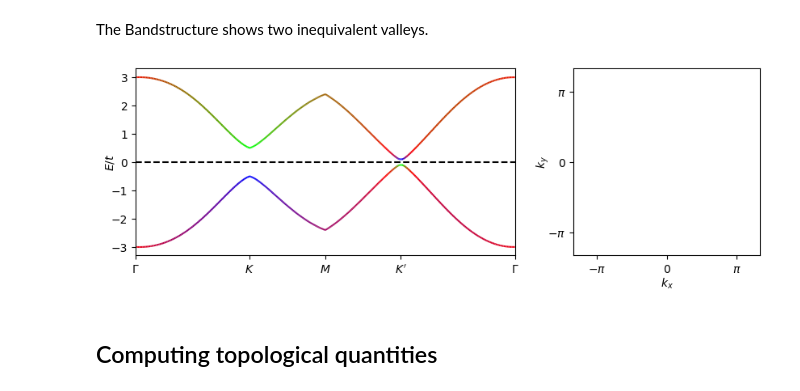
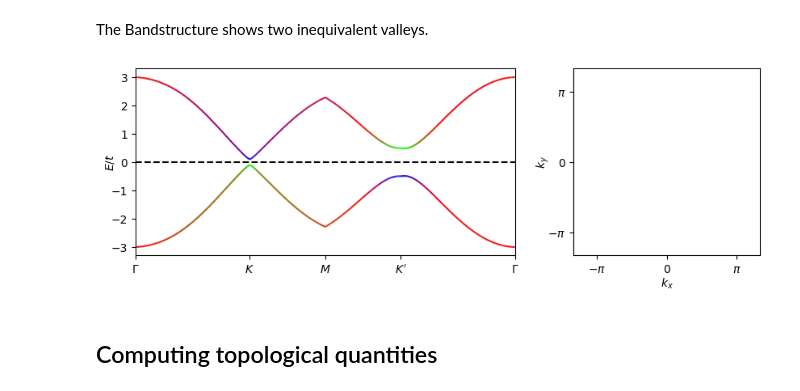
Before and after one commit to valeeb/blochK, a Jupyter notebook: tutorials/topology.ipynb, the cells around one changed output. Saved outputs shown, nothing was run; the diff lists cells and outputs as text; code cells hidden in the pictures.

```diff
--- a/tutorials/topology.ipynb
+++ b/tutorials/topology.ipynb
@@ -60,16 +58,16 @@ TypeError: Haldane_fct() got an unexpected keyword argument 'phi'
 The Bandstructure shows two inequivalent valleys.
 # %%
 #Haldane model is topological for |t2|>sqrt(3)*m
-Haldane.update_params(dict(t2=-0.2/(3**0.5)*1.5,m=0.2))
+Haldane.update_params(dict(t2=0.2/(3**0.5)*1.5,m=0.2,mu=0))
 
 fig, [ax,ax1] = plt.subplots(1,2,gridspec_kw={'width_ratios': [2,1]},figsize=(10,3))
 labels = ['\Gamma',"K",'M',"K'",'\Gamma']
 coloring_operator = Haldane.operator.sublattice
 
 plot_bandstruc(ax,Haldane,labels_points_path=labels,coloring_operator=coloring_operator)
 plot_FS(ax1,Haldane,coloring_operator=coloring_operator,kmesh='BZ')
 # %% [output]
-[figure, old version]
+[figure, new version]
 # %% [markdown]
 ## Computing topological quantities
 # %% [markdown]
```
Also changed, not shown: parts of 11 cells of this notebook, 11 other files.
